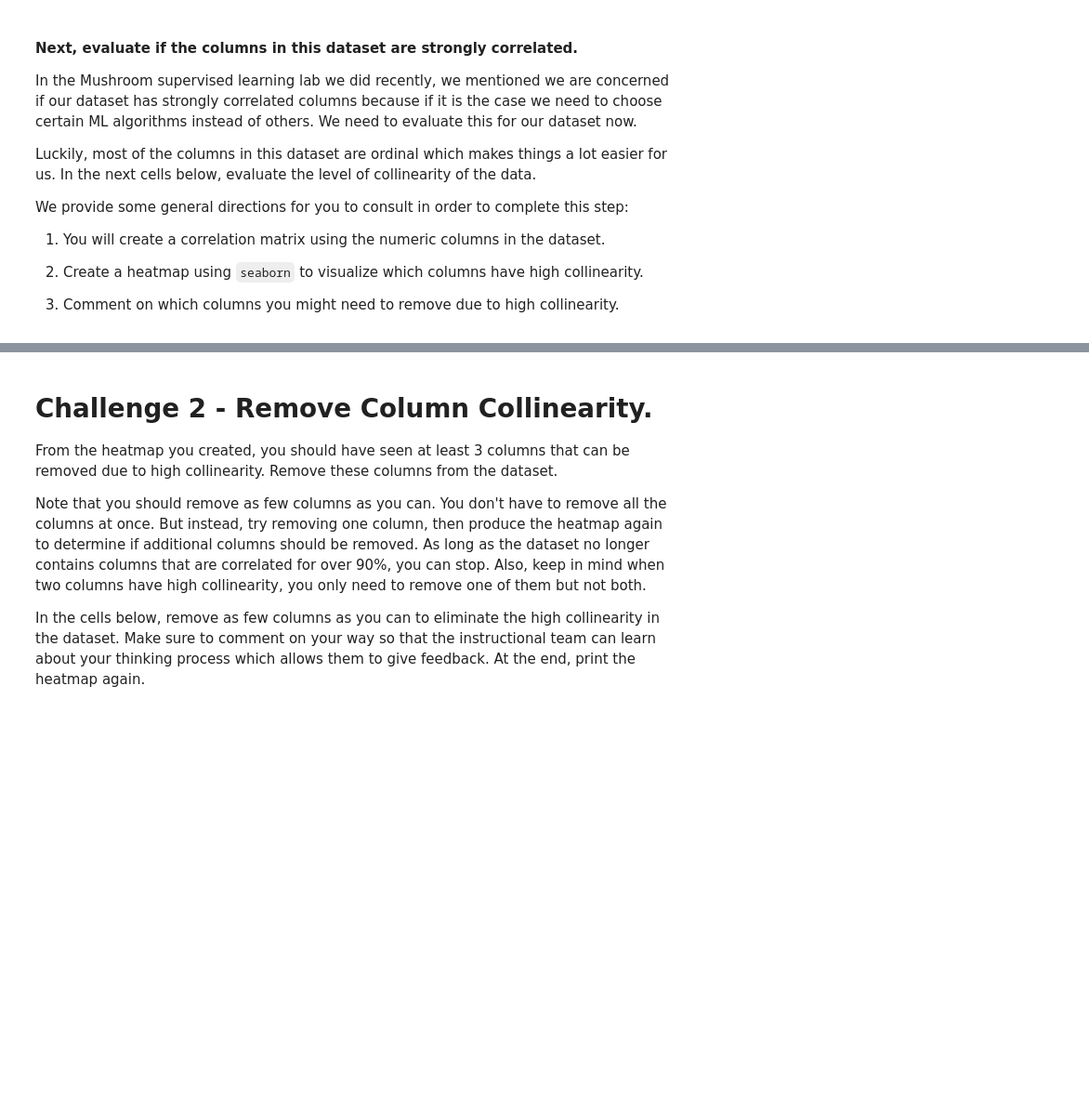
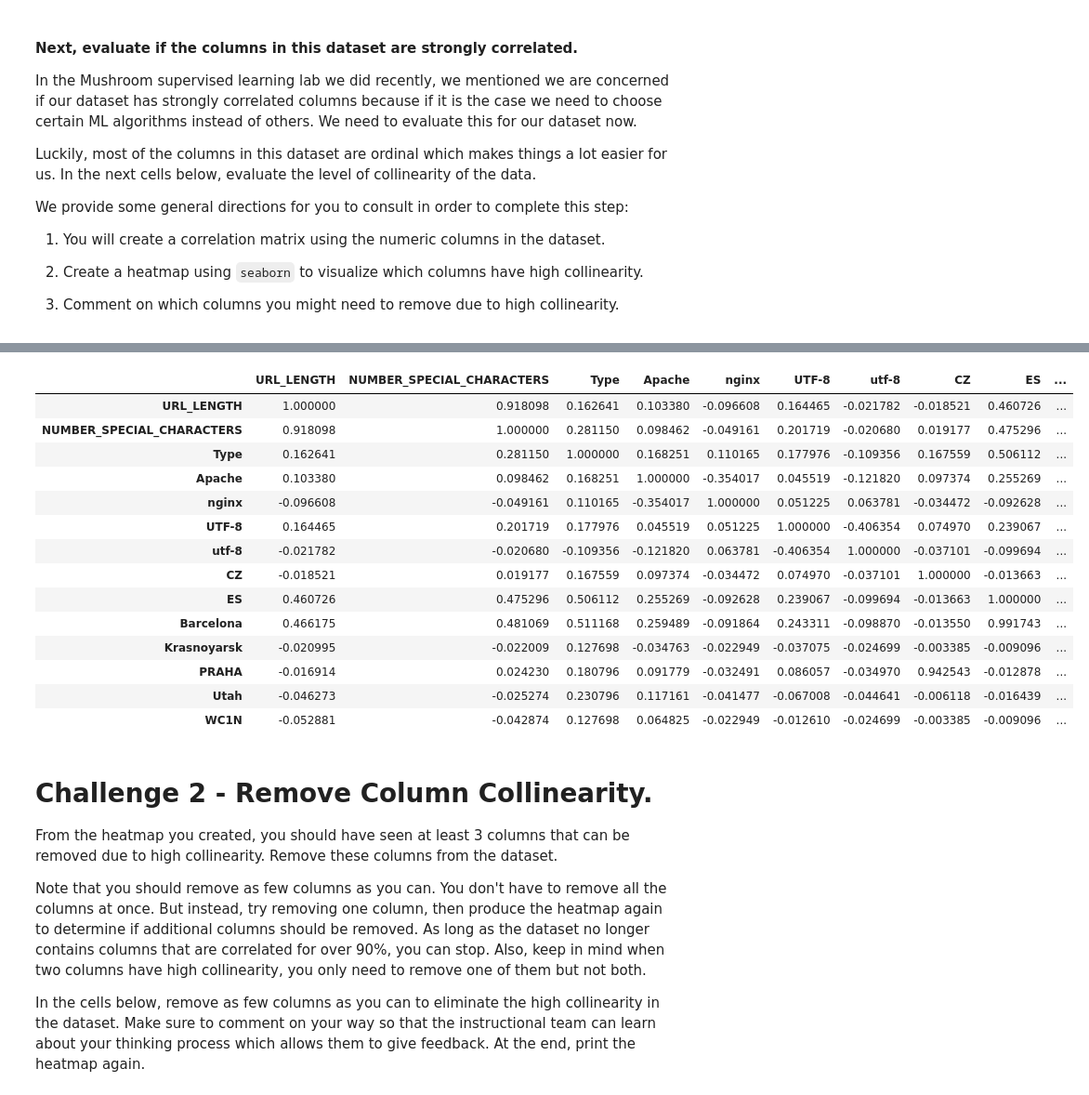
Before and after one commit to jonnyteronni/lab-supervised-learning, a Jupyter notebook: your-code/main.ipynb, the cells around one changed output, grey strips where cells are left out. Shown: that part at 93% size. Saved outputs shown, nothing was run; the diff lists cells and outputs as text; code cells hidden in the pictures; blank space fills up the shorter version.

```diff
--- a/your-code/main.ipynb
+++ b/your-code/main.ipynb
@@ -245,0 +443,12 @@ clean_websites['SERVER'] =
+# %%
+onehotenc = pd.get_dummies(websites_data['CHARSET'])
+websites_data = pd.concat([websites_data,onehotenc],axis = 1)
+websites_data.drop('CHARSET',axis=1,inplace=True)
+# %%
+onehotenc = pd.get_dummies(websites_data['WHOIS_COUNTRY'])
+websites_data = pd.concat([websites_data,onehotenc],axis = 1)
+websites_data.drop('WHOIS_COUNTRY',axis=1,inplace=True)
+# %%
+onehotenc = pd.get_dummies(websites_data['WHOIS_STATEPRO'])
+websites_data = pd.concat([websites_data,onehotenc],axis = 1)
+websites_data.drop('WHOIS_STATEPRO',axis=1,inplace=True)
@@ -263,0 +529,7 @@ We provide some general directions for you to consult in order to complete this
+# %%
+# list of columns to remove based on threshold
+to_remove = [column for column in abs(websites_data.corr()['Type'])<0.1]
+websites_data.corr()[to_remove].index
+df = websites_data.drop(websites_data.corr()[to_remove].index, axis = 1)
+
+df.shape
@@ -263,0 +567,18 @@ We provide some general directions for you to consult in order to complete this
+# %%
+df.corr()
+# %% [output]
+|  | URL_LENGTH | NUMBER_SPECIAL_CHARACTERS | Type | Apache | nginx | UTF-8 | utf-8 | CZ | ES | ... |
+| URL_LENGTH | 1.000000 | 0.918098 | 0.162641 | 0.103380 | -0.096608 | 0.164465 | -0.021782 | -0.018521 | 0.460726 | ... |
+| NUMBER_SPECIAL_CHARACTERS | 0.918098 | 1.000000 | 0.281150 | 0.098462 | -0.049161 | 0.201719 | -0.020680 | 0.019177 | 0.475296 | ... |
+| Type | 0.162641 | 0.281150 | 1.000000 | 0.168251 | 0.110165 | 0.177976 | -0.109356 | 0.167559 | 0.506112 | ... |
+| Apache | 0.103380 | 0.098462 | 0.168251 | 1.000000 | -0.354017 | 0.045519 | -0.121820 | 0.097374 | 0.255269 | ... |
+| nginx | -0.096608 | -0.049161 | 0.110165 | -0.354017 | 1.000000 | 0.051225 | 0.063781 | -0.034472 | -0.092628 | ... |
+| UTF-8 | 0.164465 | 0.201719 | 0.177976 | 0.045519 | 0.051225 | 1.000000 | -0.406354 | 0.074970 | 0.239067 | ... |
+| utf-8 | -0.021782 | -0.020680 | -0.109356 | -0.121820 | 0.063781 | -0.406354 | 1.000000 | -0.037101 | -0.099694 | ... |
+| CZ | -0.018521 | 0.019177 | 0.167559 | 0.097374 | -0.034472 | 0.074970 | -0.037101 | 1.000000 | -0.013663 | ... |
+| ES | 0.460726 | 0.475296 | 0.506112 | 0.255269 | -0.092628 | 0.239067 | -0.099694 | -0.013663 | 1.000000 | ... |
+| Barcelona | 0.466175 | 0.481069 | 0.511168 | 0.259489 | -0.091864 | 0.243311 | -0.098870 | -0.013550 | 0.991743 | ... |
+| Krasnoyarsk | -0.020995 | -0.022009 | 0.127698 | -0.034763 | -0.022949 | -0.037075 | -0.024699 | -0.003385 | -0.009096 | ... |
+| PRAHA | -0.016914 | 0.024230 | 0.180796 | 0.091779 | -0.032491 | 0.086057 | -0.034970 | 0.942543 | -0.012878 | ... |
+| Utah | -0.046273 | -0.025274 | 0.230796 | 0.117161 | -0.041477 | -0.067008 | -0.044641 | -0.006118 | -0.016439 | ... |
+| WC1N | -0.052881 | -0.042874 | 0.127698 | 0.064825 | -0.022949 | -0.012610 | -0.024699 | -0.003385 | -0.009096 | ... |
```
Also changed, not shown: parts of 50 cells of this notebook, 1 other file.
